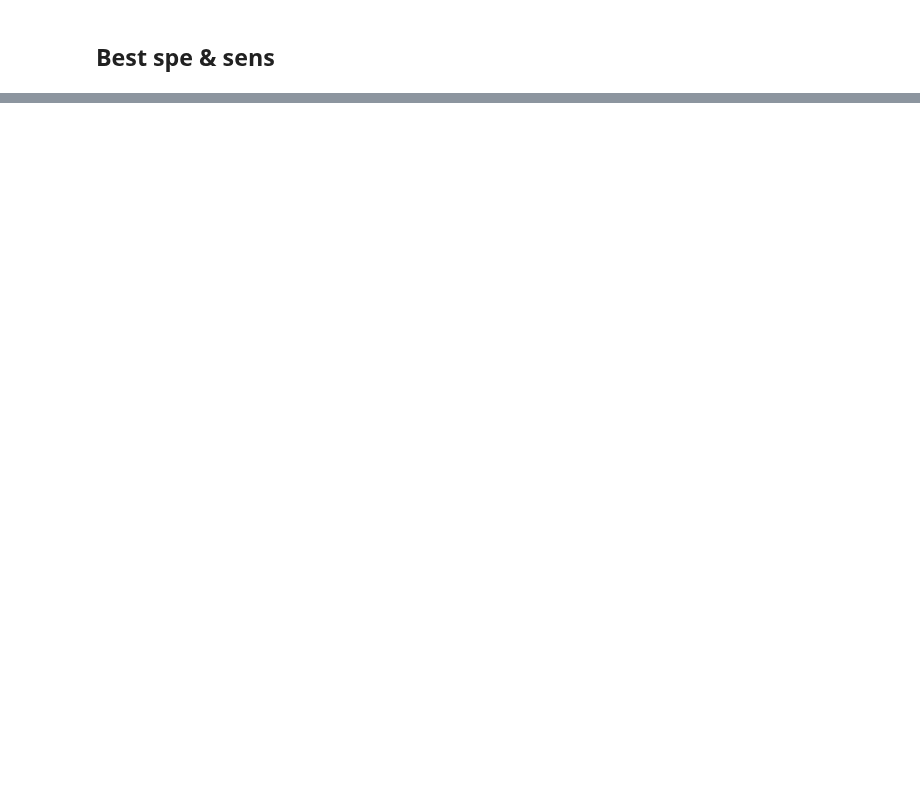
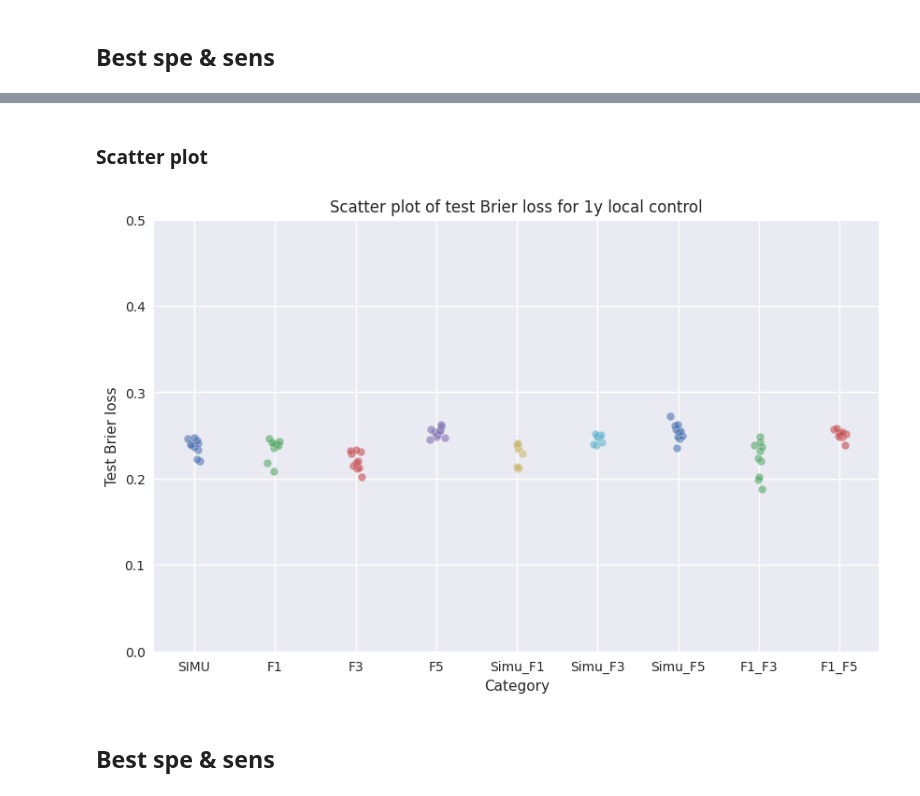
Before and after one commit to ftach/delta-rad, a Jupyter notebook: 1D_radiomics/analyze_results_0.35T.ipynb, the cells around one changed output, grey strips where cells are left out. Saved outputs shown, nothing was run; the diff lists cells and outputs as text; code cells hidden in the pictures; blank space fills up the shorter version.

```diff
--- a/1D_radiomics/analyze_results_0.35T.ipynb
+++ b/1D_radiomics/analyze_results_0.35T.ipynb
@@ -420,0 +209,23 @@ Table: f1_f3_gtv.csv, Outcome: one_year_local_control_status, Feature Selection
+# %%
+pred_algo = "RF"
+feat_sel_algo = "ANOVA_K_BEST"
+outcome = "nine_months_metastatic_status"
+inter_res = results['simu_gtv.csv'][feat_sel_algo][pred_algo][outcome]
+#for table in delta_rad_tables:
+for nb_features in inter_res.keys():
+    print(nb_features, inter_res[nb_features]['features'])
+    print("Train AUC: ", np.mean(inter_res[nb_features]['train_metrics']['auc']['values']))
+    print(inter_res[nb_features]['test_metrics']['auc'])
+    print("Test AUC: {} ({}; {})".format(np.mean(inter_res[nb_features]['test_metrics']['auc']['values']),
+        np.mean(np.array(inter_res[nb_features]['test_metrics']['auc']['conf_int']), axis=0)[0],
+        np.mean(np.array(inter_res[nb_features]['test_metrics']['auc']['conf_int']), axis=0)[1]))
+    print("Test Brier loss: {} ({}; {})".format(np.mean(inter_res[nb_features]['test_metrics']['brier_loss']['values']),
+        np.mean(np.array(inter_res[nb_features]['test_metrics']['brier_loss']['conf_int']), axis=0)[0],
+        np.mean(np.array(inter_res[nb_features]['test_metrics']['brier_loss']['conf_int']), axis=0)[1]))
+    print("Test sensitivity: {} ({}; {})".format(np.mean(inter_res[nb_features]['test_metrics']['sensitivity']['values']),
+        np.mean(np.array(inter_res[nb_features]['test_metrics']['sensitivity']['conf_int']), axis=0)[0],
+        np.mean(np.array(inter_res[nb_features]['test_metrics']['sensitivity']['conf_int']), axis=0)[1]))
+    print("Test specificity: {} ({}; {})".format(np.mean(inter_res[nb_features]['test_metrics']['specificity']['values']),
+        np.mean(np.array(inter_res[nb_features]['test_metrics']['specificity']['conf_int']), axis=0)[0],
+        np.mean(np.array(inter_res[nb_features]['test_metrics']['specificity']['conf_int']), axis=0)[1]))
+    print('')
@@ -420,0 +253,3 @@ Table: f1_f3_gtv.csv, Outcome: one_year_local_control_status, Feature Selection
+# %%
+top_results = analysis_functions.get_top_results(results, delta_rad_tables, feat_sel_algo_list, pred_algo_list, outcome, metric='test_auc', k = 10)
+analysis_functions.print_top_results(top_results, metric='test_auc')
@@ -420,0 +297,3 @@ Table: f1_f3_gtv.csv, Outcome: one_year_local_control_status, Feature Selection
+# %%
+top_results = analysis_functions.get_top_results(results, delta_rad_tables, feat_sel_algo_list, pred_algo_list, outcome, metric='test_brier_loss', k = 10)
+analysis_functions.print_top_results(top_results, metric='test_brier_loss')
@@ -420,0 +318,22 @@ Table: f1_f3_gtv.csv, Outcome: one_year_local_control_status, Feature Selection
+# %% [markdown]
+### Scatter plot
+# %%
+plt.style.use('seaborn-v0_8')
+plt.figure(figsize=(10, 6))
+data = analysis_functions.get_top_results_to_plot(top_results)
+
+# Add jitter to the x-axis positions for better visualization
+for i, (category, values) in enumerate(data.items()):
+    x = np.random.normal(i + 1, 0.04, size=len(values))  # Adding jitter
+    plt.scatter(x, values, alpha=0.6, edgecolors='w', s=40)
+
+plt.title(f'Scatter plot of test Brier loss for 1y local control')
+plt.ylim([0, 0.5])
+plt.xticks(range(1, len(data) + 1), nice_tables)
+plt.xlabel('Category')
+plt.ylabel('Test Brier loss')
+plt.show()
+# %% [output]
+[figure, added]
+# %% [markdown]
+## Best spe & sens
```
Also changed, not shown: parts of 48 cells of this notebook.
